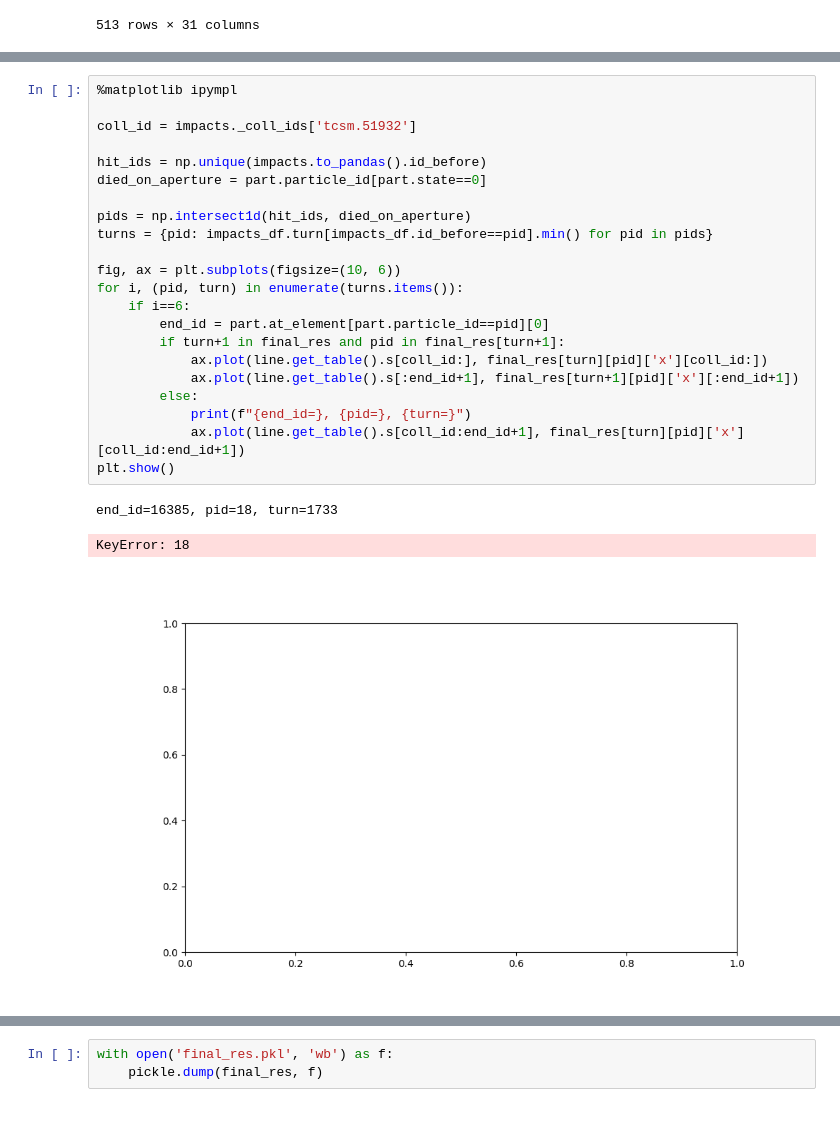
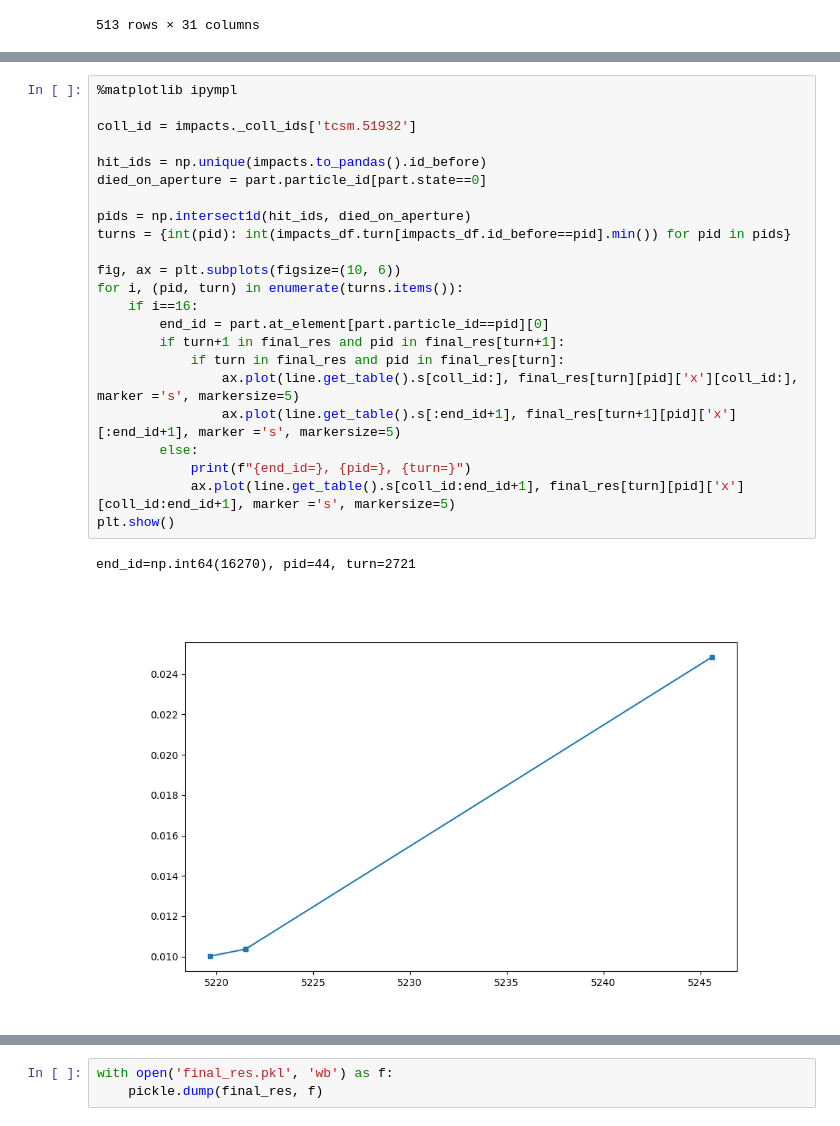
Before and after one commit to lisepauwels/sps_simulations, a Jupyter notebook: indiv_part_tracking.ipynb, the cells around one changed output, grey strips where cells are left out. Saved outputs shown, nothing was run; the diff lists cells and outputs as text.

Commit message:
tracking + plots

```diff
--- a/indiv_part_tracking.ipynb
+++ b/indiv_part_tracking.ipynb
@@ -208,26 +203,26 @@ pids = np.intersect1d(hit_ids, died_on_aperture)
 # %%
 %matplotlib ipympl
 
 coll_id = impacts._coll_ids['tcsm.51932']
 
 hit_ids = np.unique(impacts.to_pandas().id_before)
 died_on_aperture = part.particle_id[part.state==0]
 
 pids = np.intersect1d(hit_ids, died_on_aperture)
-turns = {pid: impacts_df.turn[impacts_df.id_before==pid].min() for pid in pids}
+turns = {int(pid): int(impacts_df.turn[impacts_df.id_before==pid].min()) for pid in pids}
 
 fig, ax = plt.subplots(figsize=(10, 6))
 for i, (pid, turn) in enumerate(turns.items()):
-    if i==6:
+    if i==16:
         end_id = part.at_element[part.particle_id==pid][0]
         if turn+1 in final_res and pid in final_res[turn+1]:
-            ax.plot(line.get_table().s[coll_id:], final_res[turn][pid]['x'][coll_id:])
-            ax.plot(line.get_table().s[:end_id+1], final_res[turn+1][pid]['x'][:end_id+1])
+            if turn in final_res and pid in final_res[turn]:
+                ax.plot(line.get_table().s[coll_id:], final_res[turn][pid]['x'][coll_id:], marker ='s', markersize=5)
+                ax.plot(line.get_table().s[:end_id+1], final_res[turn+1][pid]['x'][:end_id+1], marker ='s', markersize=5)
         else:
             print(f"{end_id=}, {pid=}, {turn=}")
-            ax.plot(line.get_table().s[coll_id:end_id+1], final_res[turn][pid]['x'][coll_id:end_id+1])
+            ax.plot(line.get_table().s[coll_id:end_id+1], final_res[turn][pid]['x'][coll_id:end_id+1], marker ='s', markersize=5)
 plt.show()
 # %% [output]
-end_id=16385, pid=18, turn=1733
+end_id=np.int64(16270), pid=44, turn=2721
-KeyError: 18
-[figure, old version]
+[figure, new version]
```
Also changed, not shown: parts of 16 cells of this notebook, 2 other files.
